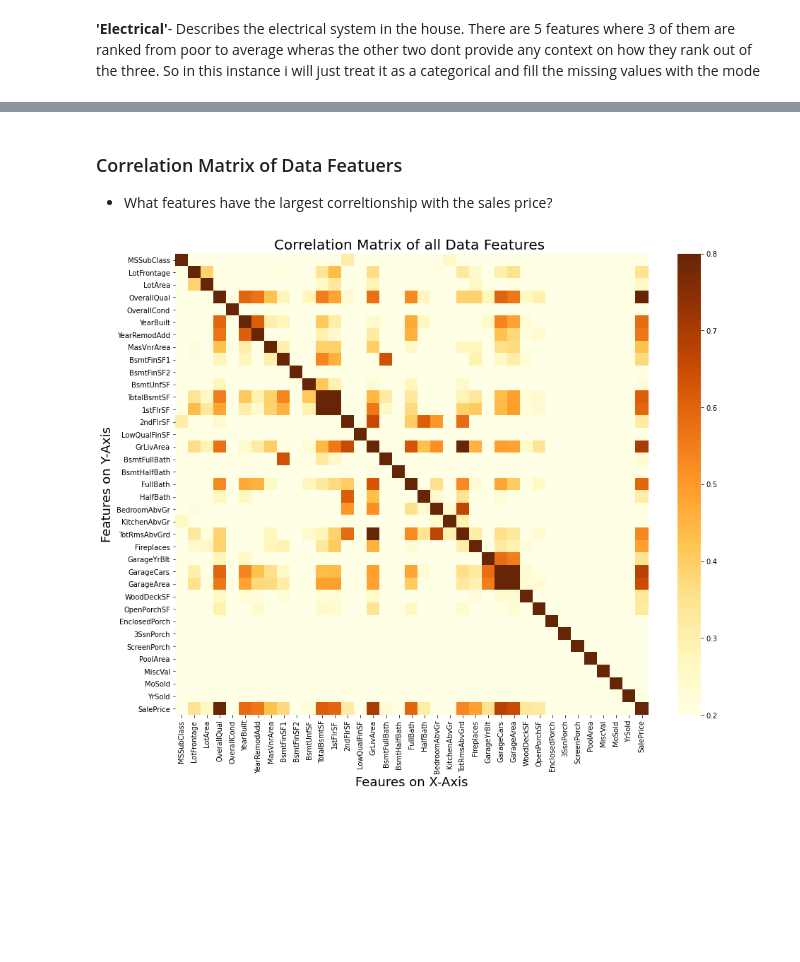
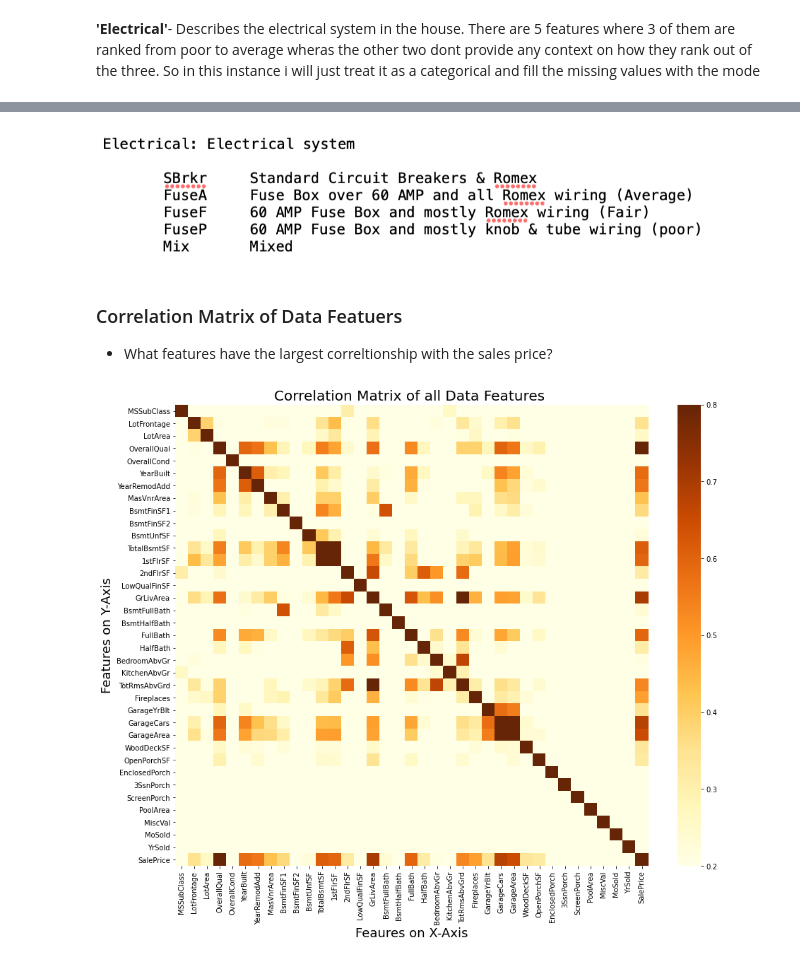
Before and after one commit to dtrinidad002/W207_Final_Project, a Jupyter notebook: Notebook_2_EDA_DataCleaning+FeatureEngineering+ModelDevelopment.ipynb, the cells around one changed output, grey strips where cells are left out. Saved outputs shown, nothing was run; the diff lists cells and outputs as text; code cells hidden in the pictures; blank space fills up the shorter version.

```diff
--- a/Notebook_2_EDA_DataCleaning+FeatureEngineering+ModelDevelopment.ipynb
+++ b/Notebook_2_EDA_DataCleaning+FeatureEngineering+ModelDevelopment.ipynb
@@ -308,3 +308,7 @@ combined_data['LotFrontage']=combined_data.groupby("Neighborhood")["LotFrontage"
+# %%
+display.Image("images/electrical.png")
+# %% [output]
+[figure, added]
 # %%
 # Imputing missing value with mode-most occuring no
 combined_data['Electrical']=combined_data['Electrical'].fillna(combined_data['Electrical'].mode()[0])
```
Also changed, not shown: parts of 3 cells of this notebook.
